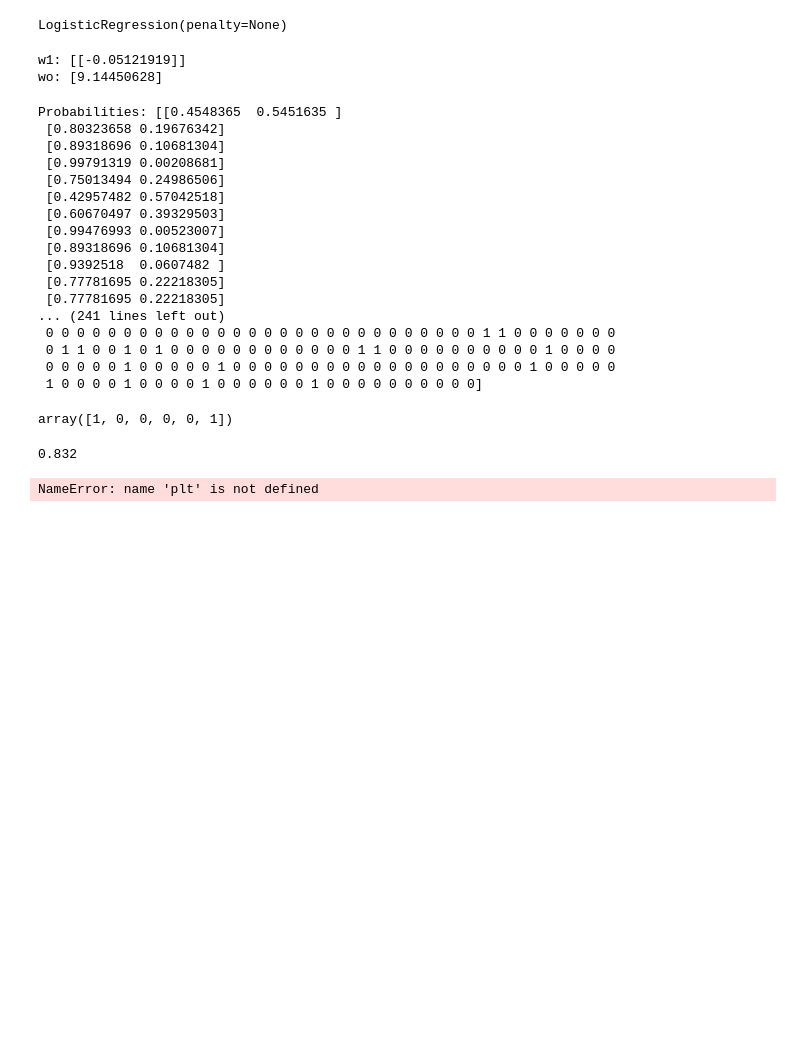
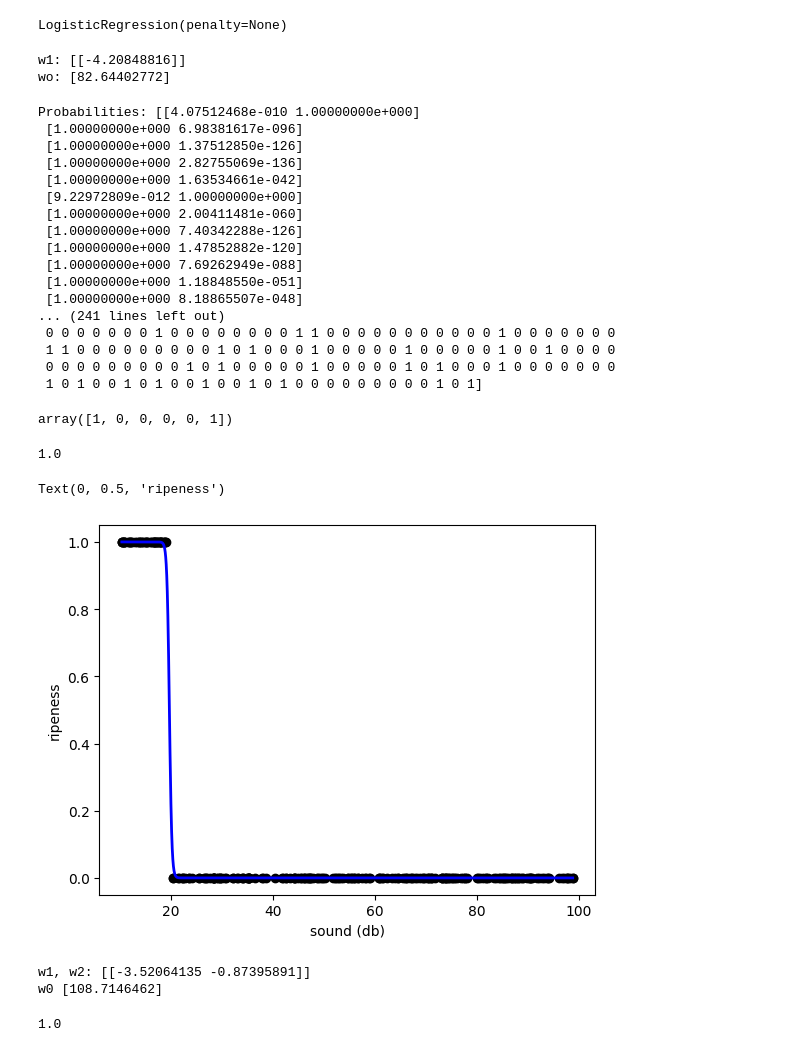
Before and after one commit to Jake0000-why/data-science, a Jupyter notebook: avacado.ipynb, the cells around one changed output. Drawn from its saved outputs; the diff is of its cells as text; code cells hidden in the pictures; blank space fills up the shorter version.

```diff
--- a/avacado.ipynb
+++ b/avacado.ipynb
@@ -42,7 +63,7 @@ avo.head()
 | 3 | 93.8 | 105 | 87 | 41 | dark green | 75 | 299 | 140 | hard | ... |
 | 4 | 42.5 | 303 | 58 | 32 | purple | 63 | 200 | 227 | breaking | ... |
 # %%
-X = avo[['weight_g']]
+X = avo[['firmness']]
 Y = avo[['ripe']]
 # %%
 Model = LogisticRegression(penalty=None)
@@ -54,8 +75,8 @@ LogisticRegression(penalty=None)
 print("w1:", Model.coef_)
 print("wo:", Model.intercept_)
 # %% [output]
-w1: [[-0.05121919]]
-wo: [9.14450628]
+w1: [[-4.20848816]]
+wo: [82.64402772]
 # %%
 probs = Model.predict_proba(X)
 print("Probabilities: {}".format(probs))
@@ -63,23 +84,23 @@ print("Probabilities: {}".format(probs))
 classes = Model.predict(X)
 print("Classes: {}".format(classes))
 # %% [output]
-Probabilities: [[0.4548365  0.5451635 ]
- [0.80323658 0.19676342]
- [0.89318696 0.10681304]
- [0.99791319 0.00208681]
- [0.75013494 0.24986506]
- [0.42957482 0.57042518]
- [0.60670497 0.39329503]
- [0.99476993 0.00523007]
- [0.89318696 0.10681304]
- [0.9392518  0.0607482 ]
- [0.77781695 0.22218305]
- [0.77781695 0.22218305]
+Probabilities: [[4.07512468e-010 1.00000000e+000]
+ [1.00000000e+000 6.98381617e-096]
+ [1.00000000e+000 1.37512850e-126]
+ [1.00000000e+000 2.82755069e-136]
+ [1.00000000e+000 1.63534661e-042]
+ [9.22972809e-012 1.00000000e+000]
+ [1.00000000e+000 2.00411481e-060]
+ [1.00000000e+000 7.40342288e-126]
+ [1.00000000e+000 1.47852882e-120]
+ [1.00000000e+000 7.69262949e-088]
+ [1.00000000e+000 1.18848550e-051]
+ [1.00000000e+000 8.18865507e-048]
 ... (241 lines left out)
- 0 0 0 0 0 0 0 0 0 0 0 0 0 0 0 0 0 0 0 0 0 0 0 0 0 0 0 0 1 1 0 0 0 0 0 0 0
- 0 1 1 0 0 1 0 1 0 0 0 0 0 0 0 0 0 0 0 0 1 1 0 0 0 0 0 0 0 0 0 0 1 0 0 0 0
- 0 0 0 0 0 1 0 0 0 0 0 1 0 0 0 0 0 0 0 0 0 0 0 0 0 0 0 0 0 0 0 1 0 0 0 0 0
- 1 0 0 0 0 1 0 0 0 0 1 0 0 0 0 0 0 1 0 0 0 0 0 0 0 0 0 0]
+ 0 0 0 0 0 0 0 1 0 0 0 0 0 0 0 0 1 1 0 0 0 0 0 0 0 0 0 0 0 1 0 0 0 0 0 0 0
+ 1 1 0 0 0 0 0 0 0 0 0 1 0 1 0 0 0 1 0 0 0 0 0 1 0 0 0 0 0 1 0 0 1 0 0 0 0
+ 0 0 0 0 0 0 0 0 0 1 0 1 0 0 0 0 0 1 0 0 0 0 0 1 0 1 0 0 0 1 0 0 0 0 0 0 0
+ 1 0 1 0 0 1 0 1 0 0 1 0 0 1 0 1 0 0 0 0 0 0 0 0 0 1 0 1]
 # %%
 Model.predict(X)[0:6]
 # %% [output]
@@ -87,16 +108,17 @@ array([1, 0, 0, 0, 0, 1])
 # %%
 Model.score(X, np.ravel(Y))
 # %% [output]
-0.832
+1.0
 # %%
 plt.scatter(X,Y, color = 'black')
 
 xrange = np.linspace(X.min(), X.max(), 10000)
 yhat = Model.predict(X).reshape(-1,1).astype(int)
 yprob = Model.predict_proba(xrange.reshape(-1,1))[:,1]
 
 plt.plot(xrange, yprob, color="blue", linewidth= 2)
-plt.xlabel("Weight (g)")
+plt.xlabel("sound (db)")
 plt.ylabel("ripeness")
 # %% [output]
-NameError: name 'plt' is not defined
+Text(0, 0.5, 'ripeness')
+[figure, added]
@@ -102,0 +127,11 @@ NameError: name 'plt' is not defined
+# %%
+Model.fit(X, np.ravel(Y))
+print('w1, w2:', Model.coef_)
+print('w0', Model.intercept_)
+# %% [output]
+w1, w2: [[-3.52064135 -0.87395891]]
+w0 [108.7146462]
+# %%
+Model.score(X,Y)
+# %% [output]
+1.0
```
Also changed, not shown: parts of 4 cells of this notebook, 2 other files.
